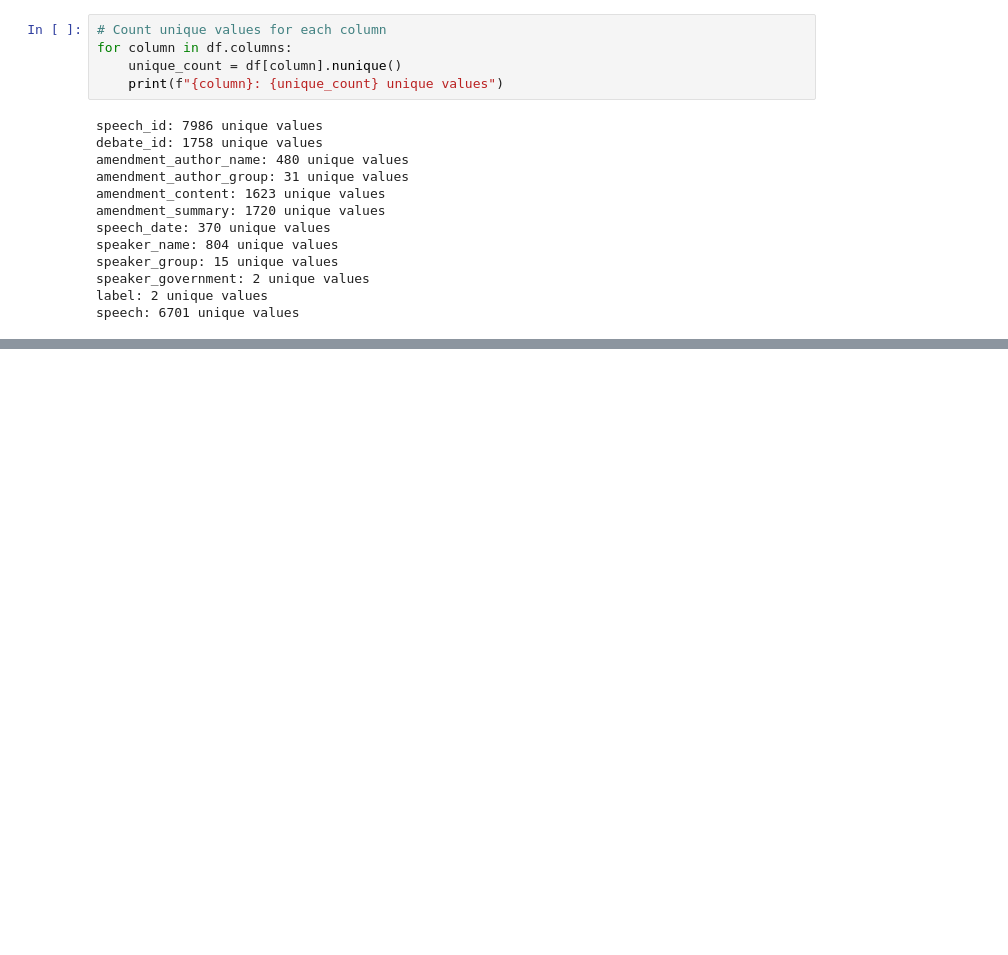
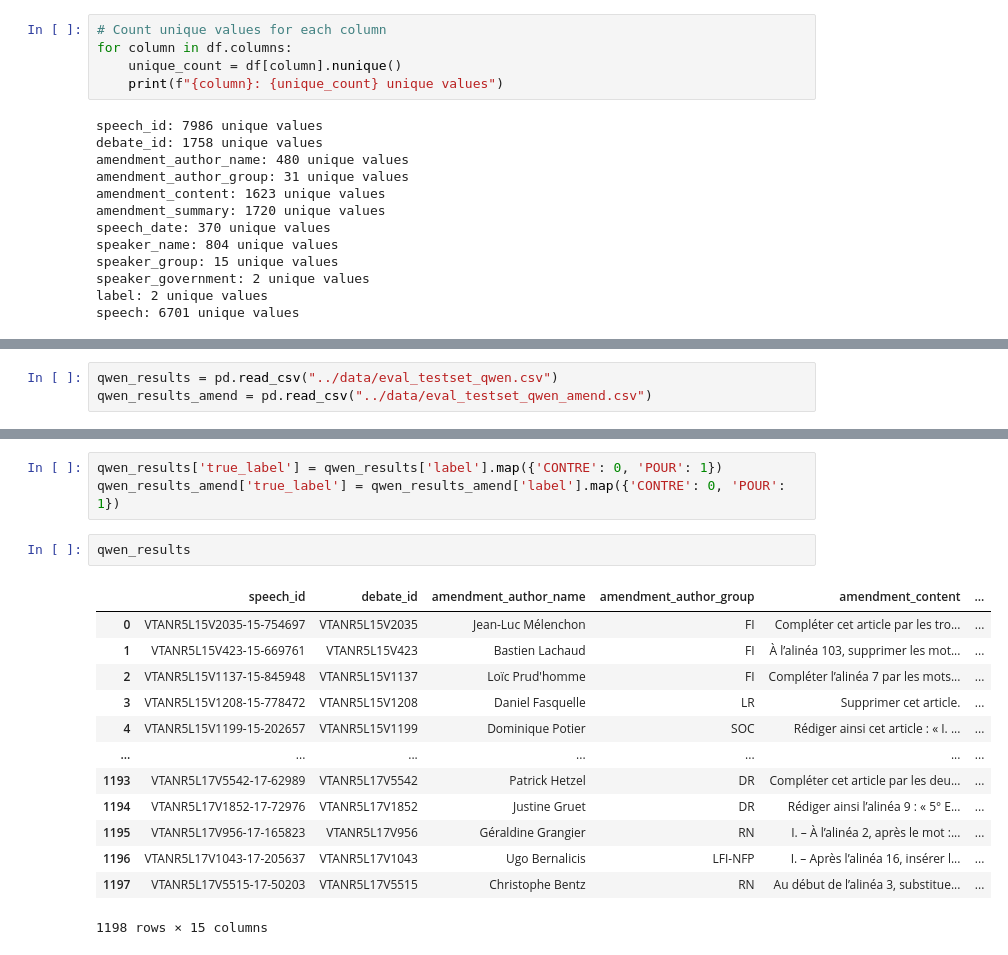
Before and after one commit to medialab/parlement_nlp, a Jupyter notebook: notebook/data-analysis.ipynb, the cells around one changed output, grey strips where cells are left out. Cells and saved outputs as stored; diff of their text form; blank space fills up the shorter version.

Commit message:
analysis llm results

```diff
--- a/notebook/data-analysis.ipynb
+++ b/notebook/data-analysis.ipynb
@@ -88,0 +215,3 @@ plt.show()
+# %%
+qwen_results = pd.read_csv("../data/eval_testset_qwen.csv")
+qwen_results_amend = pd.read_csv("../data/eval_testset_qwen_amend.csv")
@@ -88,0 +235,19 @@ plt.show()
+# %%
+qwen_results['true_label'] = qwen_results['label'].map({'CONTRE': 0, 'POUR': 1})
+qwen_results_amend['true_label'] = qwen_results_amend['label'].map({'CONTRE': 0, 'POUR': 1})
+# %%
+qwen_results
+# %% [output]
+|  | speech_id | debate_id | amendment_author_name | amendment_author_group | amendment_content | ... |
+| 0 | VTANR5L15V2035-15-754697 | VTANR5L15V2035 | Jean-Luc Mélenchon | FI | Compléter cet article par les tro... | ... |
+| 1 | VTANR5L15V423-15-669761 | VTANR5L15V423 | Bastien Lachaud | FI | À l’alinéa 103, supprimer les mot... | ... |
+| 2 | VTANR5L15V1137-15-845948 | VTANR5L15V1137 | Loïc Prud'homme | FI | Compléter l’alinéa 7 par les mots... | ... |
+| 3 | VTANR5L15V1208-15-778472 | VTANR5L15V1208 | Daniel Fasquelle | LR | Supprimer cet article. | ... |
+| 4 | VTANR5L15V1199-15-202657 | VTANR5L15V1199 | Dominique Potier | SOC | Rédiger ainsi cet article : « I. ... | ... |
+| ... | ... | ... | ... | ... | ... | ... |
+| 1193 | VTANR5L17V5542-17-62989 | VTANR5L17V5542 | Patrick Hetzel | DR | Compléter cet article par les deu... | ... |
+| 1194 | VTANR5L17V1852-17-72976 | VTANR5L17V1852 | Justine Gruet | DR | Rédiger ainsi l’alinéa 9 : « 5° E... | ... |
+| 1195 | VTANR5L17V956-17-165823 | VTANR5L17V956 | Géraldine Grangier | RN | I. – À l’alinéa 2, après le mot :... | ... |
+| 1196 | VTANR5L17V1043-17-205637 | VTANR5L17V1043 | Ugo Bernalicis | LFI-NFP | I. – Après l’alinéa 16, insérer l... | ... |
+| 1197 | VTANR5L17V5515-17-50203 | VTANR5L17V5515 | Christophe Bentz | RN | Au début de l’alinéa 3, substitue... | ... |
+1198 rows × 15 columns
```
Also changed, not shown: parts of 18 cells of this notebook.
